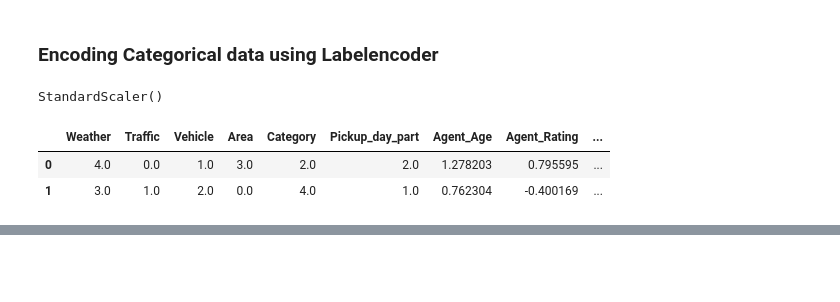
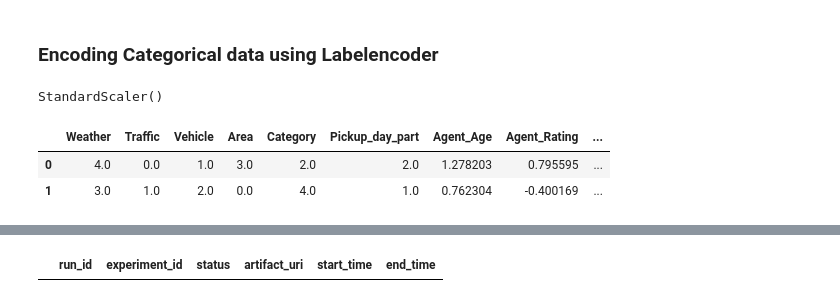
Before and after one commit to sushantkas/Project-3, a Jupyter notebook: model_building.ipynb, the cells around one changed output, grey strips where cells are left out. Drawn from its saved outputs; the diff is of its cells as text; code cells hidden in the pictures; blank space fills up the shorter version.

```diff
--- a/model_building.ipynb
+++ b/model_building.ipynb
@@ -132,0 +1074,4 @@ scaled_data.head(2)
+# %%
+mlflow.search_runs(run_name)
+# %% [output]
+|  | run_id | experiment_id | status | artifact_uri | start_time | end_time |
```
Also changed, not shown: parts of 49 cells of this notebook, 1 other file.
